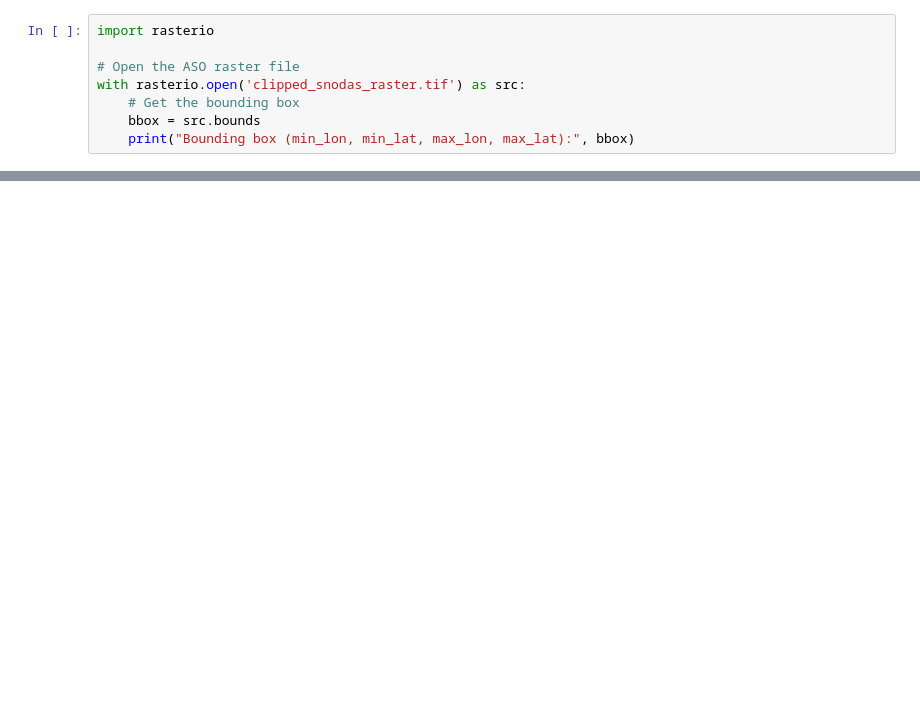
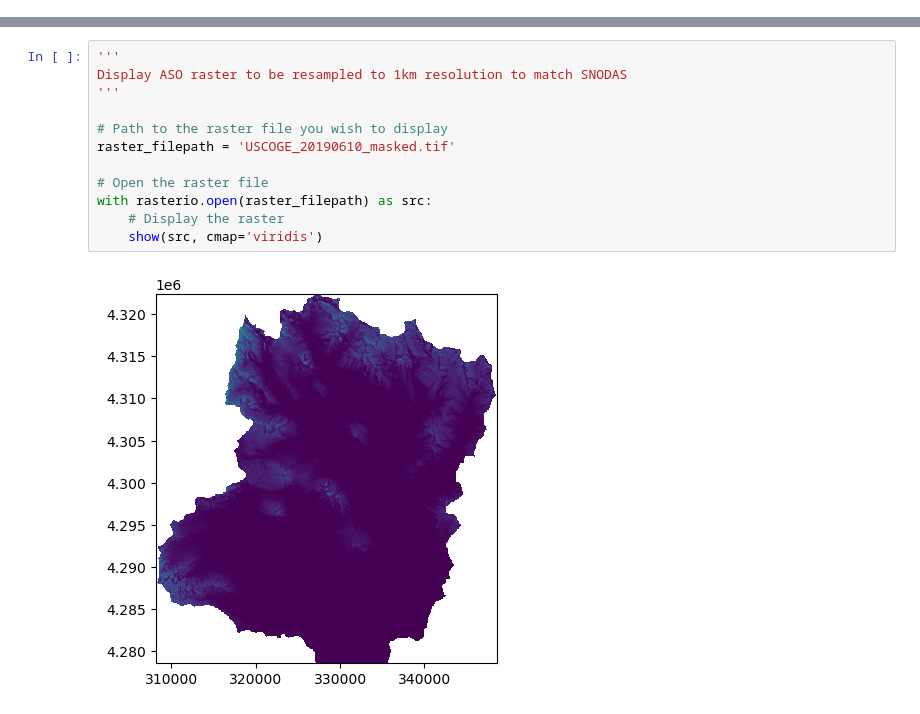
Before and after one commit to eritchie4599/Modeled-vs-Observed-Snow-Depth, a Jupyter notebook: ASO_SNODAS_comp.ipynb, the cells around one changed output, grey strips where cells are left out. Saved outputs shown, nothing was run; the diff lists cells and outputs as text; blank space fills up the shorter version.

Commit message:
SNODAS vs ASO cleaned up code

```diff
--- a/ASO_SNODAS_comp.ipynb
+++ b/ASO_SNODAS_comp.ipynb
@@ -180,8 +0,0 @@ with rasterio.open(filepath) as src:
-# %%
-import rasterio
-
-# Open the ASO raster file
-with rasterio.open('clipped_snodas_raster.tif') as src:
-    # Get the bounding box
-    bbox = src.bounds
-    print("Bounding box (min_lon, min_lat, max_lon, max_lat):", bbox)
@@ -436,0 +12,14 @@ Bounding box in latitude-longitude coordinates:
+# %%
+'''
+Display ASO raster to be resampled to 1km resolution to match SNODAS
+'''
+
+# Path to the raster file you wish to display
+raster_filepath = 'USCOGE_20190610_masked.tif'
+
+# Open the raster file
+with rasterio.open(raster_filepath) as src:
+    # Display the raster
+    show(src, cmap='viridis')
+# %% [output]
+[figure, added]
```
Also changed, not shown: parts of 16 cells of this notebook.
